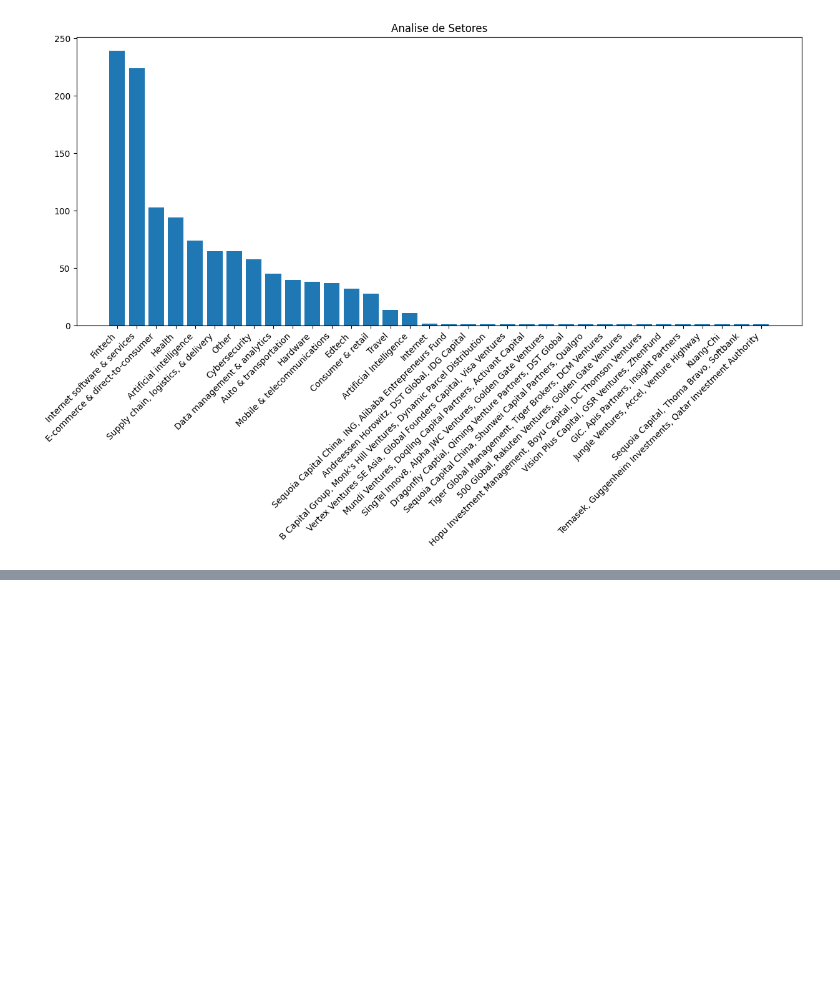
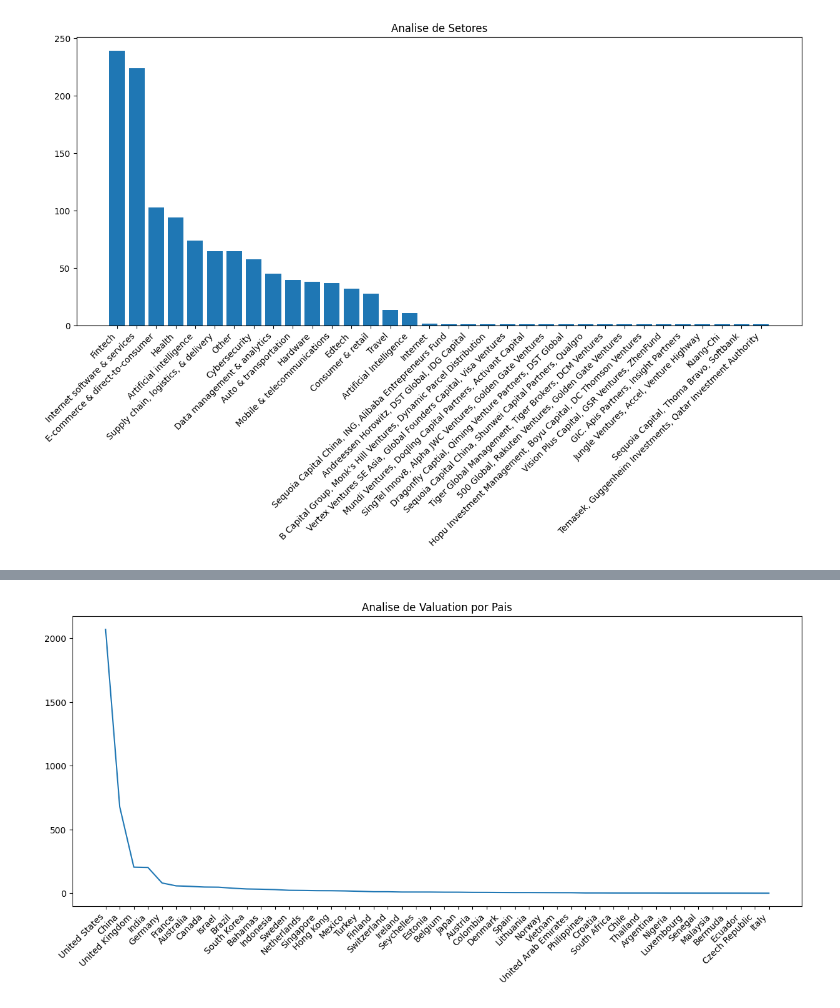
Before and after one commit to mateussoliv/Empresas-Unicornios-DataAnalyst, a Jupyter notebook: Unicornio.ipynb, the cells around one changed output, grey strips where cells are left out. Drawn from its saved outputs; the diff is of its cells as text; code cells hidden in the pictures; blank space fills up the shorter version.

```diff
--- a/Unicornio.ipynb
+++ b/Unicornio.ipynb
@@ -187,0 +243,6 @@ autopct='%1.1f%%'
+# %%
+# Extrair Ano e Mes
+Base_dados['Mes'] = pd.DatetimeIndex(Base_dados['Data de Adesão']).month
+Base_dados['Ano'] = pd.DatetimeIndex(Base_dados['Data de Adesão']).year
+
+Base_dados.head()
@@ -187,0 +282,5 @@ autopct='%1.1f%%'
+# %%
+#Transformando Coluna em Valor Numerico
+Base_dados['Valor ($B)'] = pd.to_numeric(Base_dados['Valor ($B)'].astype(str).str.replace('$', ''))
+
+Base_dados.head()
@@ -187,0 +294,7 @@ autopct='%1.1f%%'
+# %%
+# Selecionar colunas do tipo datetime64
+#Base_dados.groupby(by=['Pais','Setor']).sum()['Valor ($B)'].reset_index()
+
+Base_dados['Valor ($B)'] = Base_dados['Valor ($B)'].astype(str).str.replace('$', '').str.replace('B', '').astype(float)
+Analise_Pais = Base_dados.groupby(by=['Pais'])['Valor ($B)'].sum().reset_index()
+Analise_Pais.head()
@@ -187,0 +308,3 @@ autopct='%1.1f%%'
+# %%
+Analise_Valor = Analise_Pais.sort_values('Valor ($B)', ascending=False)
+Analise_Valor.head()
@@ -187,0 +318,8 @@ autopct='%1.1f%%'
+# %%
+#Grafico de Valuation por Unicornio
+plt.figure(figsize=(15,6))
+plt.plot(Analise_Valor['Pais'], Analise_Valor['Valor ($B)'])
+plt.title('Analise de Valuation por Pais')
+plt.xticks(rotation=45, ha='right');
+# %% [output]
+[figure, added]
```
Also changed, not shown: parts of 17 cells of this notebook.
